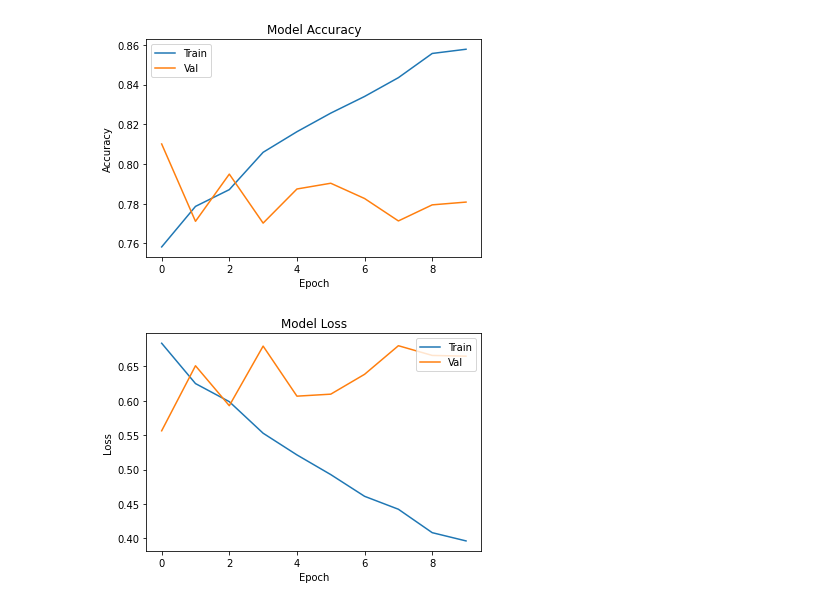
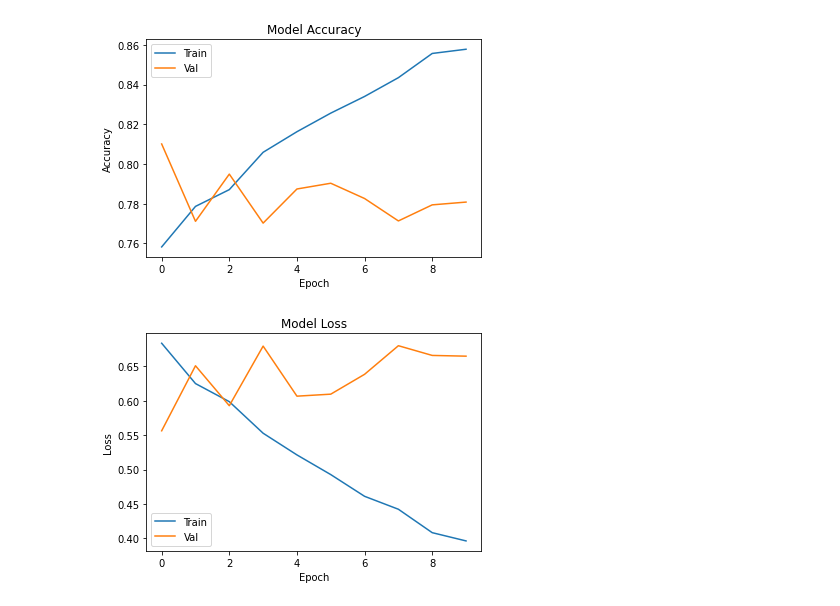
Before and after one commit to mauropappaterra/CNN-Image-Recognition-CIFAR10, a Jupyter notebook: CNN.ipynb, the cells around one changed output. Cells and saved outputs as stored; diff of their text form; code cells hidden in the pictures.

```diff
--- a/CNN.ipynb
+++ b/CNN.ipynb
@@ -239,10 +239,10 @@ plt.show()
 # %%
 plt.plot(hist.history['loss'])
 plt.plot(hist.history['val_loss'])
 plt.title('Model Loss')
 plt.ylabel('Loss')
 plt.xlabel('Epoch')
-plt.legend(['Train','Val'], loc='upper right')
+plt.legend(['Train','Val'], loc='lower left')
 plt.show()
 # %% [output]
-[figure, old version]
+[figure, new version]
```
